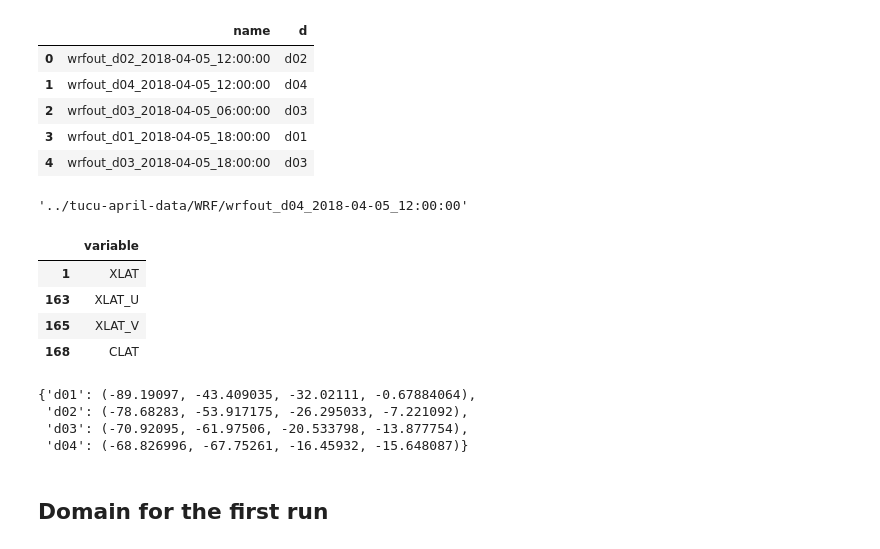
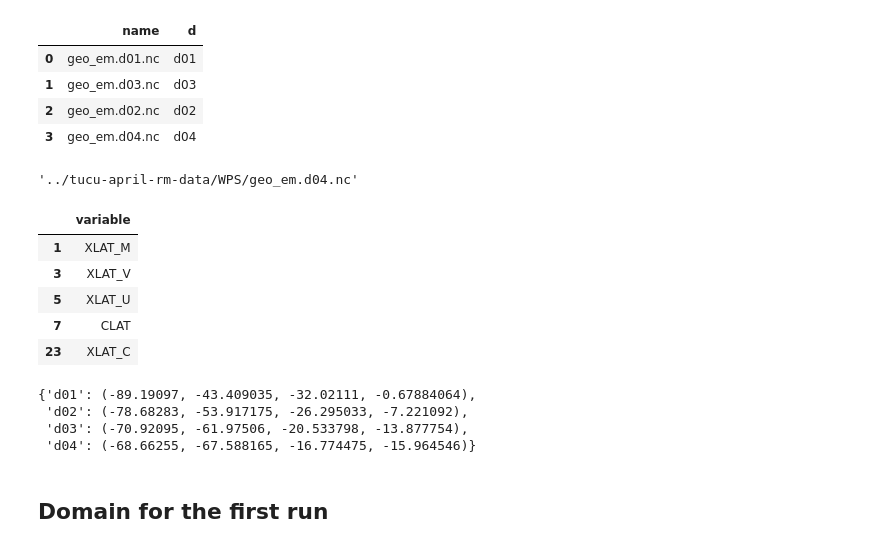
Before and after one commit to daliagachc/tucu-april, a Jupyter notebook: nbs/explore-tucu-saltena-domains.ipynb, the cells around one changed output. Drawn from its saved outputs; the diff is of its cells as text; code cells hidden in the pictures.

```diff
--- a/nbs/explore-tucu-saltena-domains.ipynb
+++ b/nbs/explore-tucu-saltena-domains.ipynb
@@ -10,35 +10,34 @@ import netCDF4
 # %%
 # to mount
 #sudo sshfs -o allow_other aliagadi@sisu-login2.csc.fi:/wrk/aliagadi/DONOTREMOVE/saltena_2018/tucu-april-data/ ./tucu-april-data
-dir = '../tucu-april-data/WPS/'
-dir = '../tucu-april-data/WRF/'
+dir = '../tucu-april-rm-data/WPS/'
+# dir = '../tucu-april-rm-data/WRF/'
 # %%
 all_files = pd.DataFrame(os.listdir(dir),columns = ['name'])
 # %%
-boo = all_files.name.str.contains('wrfout_d0') & all_files.name.str.contains('d0')
+boo = all_files.name.str.contains('geo_em') & all_files.name.str.contains('d0')
 met_em_files = all_files[boo]
 met_em_files = met_em_files.reset_index(drop=True)
 met_em_files['d']=None
 _l = ['d01','d02','d03','d04']
 l = 'd01'
 for l in _l:
     _b = met_em_files.name.str.contains(l)
     met_em_files.loc[_b,'d'] = l
 met_em_files.head()
 # %% [output]
 |  | name | d |
-| 0 | wrfout_d02_2018-04-05_12:00:00 | d02 |
-| 1 | wrfout_d04_2018-04-05_12:00:00 | d04 |
-| 2 | wrfout_d03_2018-04-05_06:00:00 | d03 |
-| 3 | wrfout_d01_2018-04-05_18:00:00 | d01 |
-| 4 | wrfout_d03_2018-04-05_18:00:00 | d03 |
+| 0 | geo_em.d01.nc | d01 |
+| 1 | geo_em.d03.nc | d03 |
+| 2 | geo_em.d02.nc | d02 |
+| 3 | geo_em.d04.nc | d04 |
 # %%
 import os.path
 file = met_em_files[met_em_files.d=='d04'].name.iloc[0]
 file_path = os.path.join(dir,file)
 file_path
 # %% [output]
-'../tucu-april-data/WRF/wrfout_d04_2018-04-05_12:00:00'
+'../tucu-april-rm-data/WPS/geo_em.d04.nc'
 # %%
 file_ds = netcdf_dataset(file_path, 'r')
 # %%
@@ -53,10 +52,11 @@ boo = var.variable.str.contains('LAT')
 var[boo]
 # %% [output]
 |  | variable |
-| 1 | XLAT |
-| 163 | XLAT_U |
-| 165 | XLAT_V |
-| 168 | CLAT |
+| 1 | XLAT_M |
+| 3 | XLAT_V |
+| 5 | XLAT_U |
+| 7 | CLAT |
+| 23 | XLAT_C |
 # %%
 import wrf
 # %%
@@ -72,7 +72,7 @@ dom_dict
 {'d01': (-89.19097, -43.409035, -32.02111, -0.67884064),
  'd02': (-78.68283, -53.917175, -26.295033, -7.221092),
  'd03': (-70.92095, -61.97506, -20.533798, -13.877754),
- 'd04': (-68.826996, -67.75261, -16.45932, -15.648087)}
+ 'd04': (-68.66255, -67.588165, -16.774475, -15.964546)}
 # %%
 import matplotlib.pyplot as plt
 
```
Also changed, not shown: parts of 9 cells of this notebook, 3 other files.
